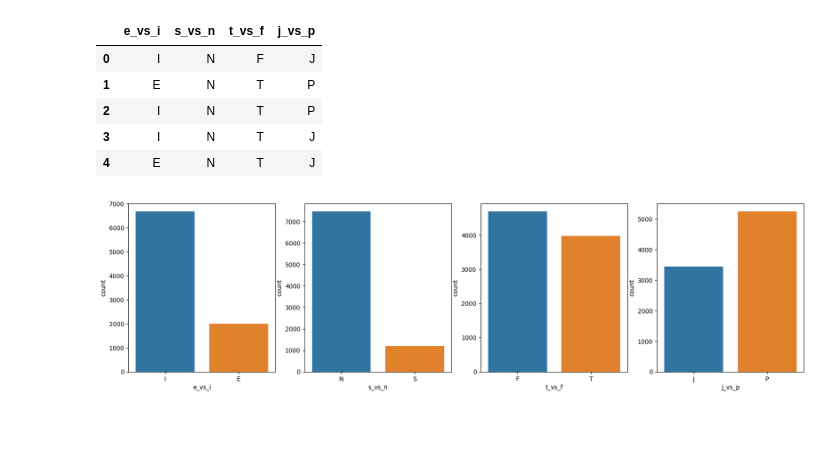
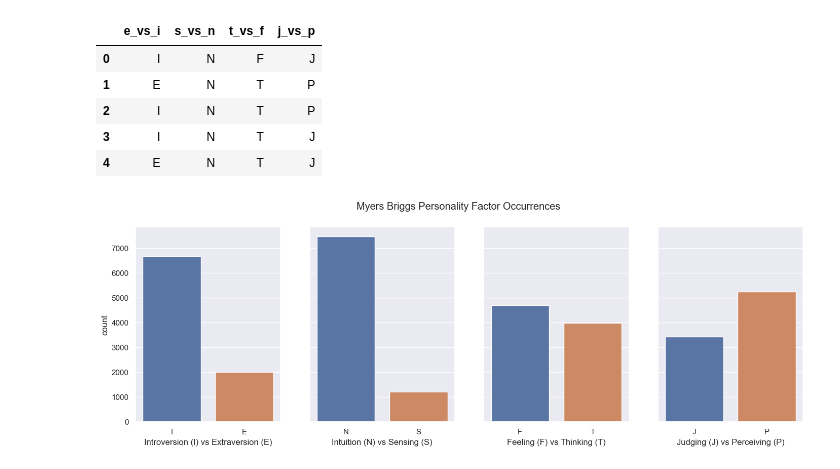
Before and after one commit to slouie88/myers_briggs_personalities, a Jupyter notebook: myers_briggs_eda.ipynb, the cells around one changed output. Cells and saved outputs as stored; diff of their text form; code cells hidden in the pictures; blank space fills up the shorter version.

Commit message:
Finished analysis of personality factors and personality types

```diff
--- a/myers_briggs_eda.ipynb
+++ b/myers_briggs_eda.ipynb
@@ -104,13 +104,24 @@ personality_factors.head()
 | 3 | I | N | T | J |
 | 4 | E | N | T | J |
 # %%
-fig, ax = plt.subplots(1, 4, figsize=(20,5))
+sns.set()
 
-sns.countplot(data=personality_factors, x="e_vs_i", ax=ax[0])
-sns.countplot(data=personality_factors, x="s_vs_n", ax=ax[1])
-sns.countplot(data=personality_factors, x="t_vs_f", ax=ax[2])
-sns.countplot(data=personality_factors, x="j_vs_p", ax=ax[3])
+fig, axes = plt.subplots(1, 4, figsize=(17,5), sharey=True)
 
-fig.show()
+sns.countplot(data=personality_factors, x="e_vs_i", ax=axes[0])
+sns.countplot(data=personality_factors, x="s_vs_n", ax=axes[1])
+sns.countplot(data=personality_factors, x="t_vs_f", ax=axes[2])
+sns.countplot(data=personality_factors, x="j_vs_p", ax=axes[3])
+
+fig.suptitle("Myers Briggs Personality Factor Occurrences")
+axes[0].set_xlabel("Introversion (I) vs Extraversion (E)")
+axes[1].set_xlabel("Intuition (N) vs Sensing (S)")
+axes[1].set_ylabel("")
+axes[2].set_xlabel("Feeling (F) vs Thinking (T)")
+axes[2].set_ylabel("")
+axes[3].set_xlabel("Judging (J) vs Perceiving (P)")
+axes[3].set_ylabel("")
+
+plt.show()
 # %% [output]
-[figure, old version]
+[figure, new version]
```
Also changed, not shown: parts of 5 cells of this notebook.
